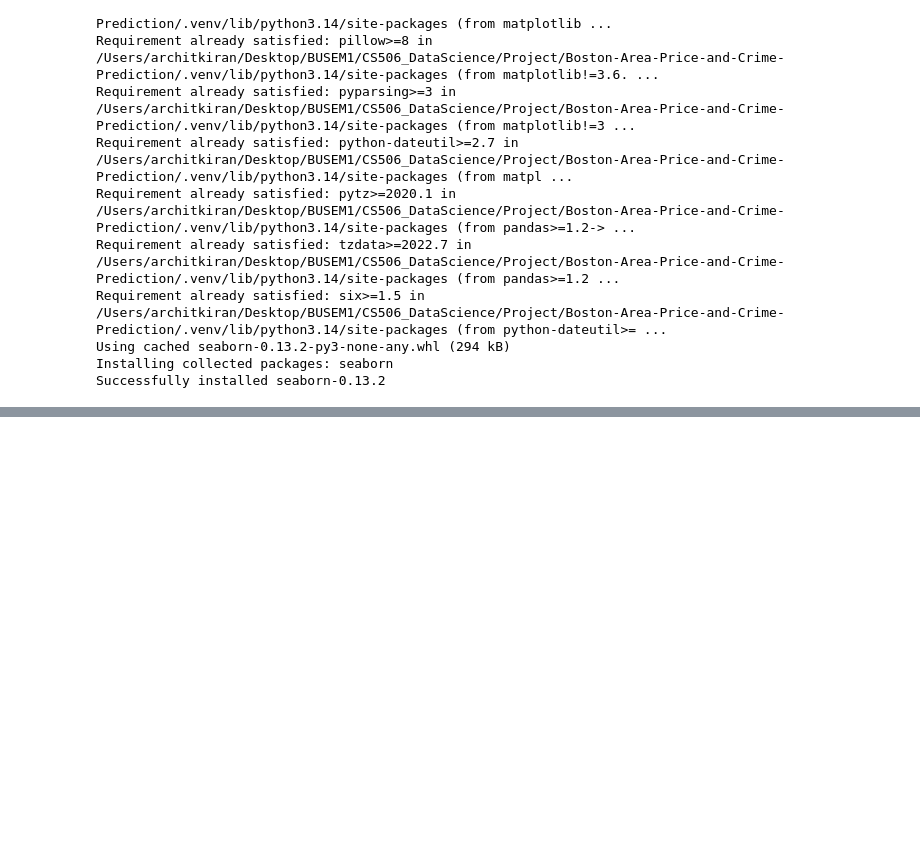
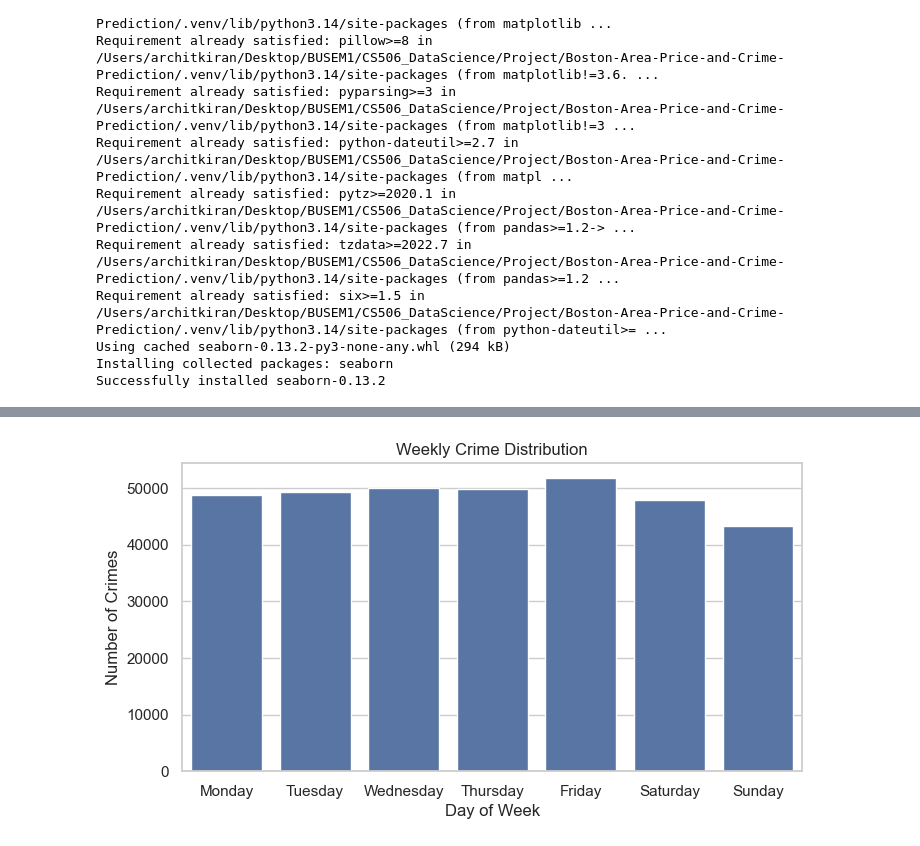
Before and after one commit to HarshaBeth/Boston-Area-Price-and-Crime-Prediction, a Jupyter notebook: backend/notebooks/model1.ipynb, the cells around one changed output, grey strips where cells are left out. Saved outputs shown, nothing was run; the diff lists cells and outputs as text; code cells hidden in the pictures; blank space fills up the shorter version.

```diff
--- a/backend/notebooks/model1.ipynb
+++ b/backend/notebooks/model1.ipynb
@@ -484,0 +259,15 @@ plt.show()
+# %%
+dates = pd.to_datetime(
+    combined_crime_data.loc[predict_offense_df.index, "OCCURRED_ON_DATE"],
+    errors="coerce"
+)
+dow = dates.dt.day_name()
+
+plt.figure(figsize=(8,4))
+sns.countplot(x=dow, order=["Monday","Tuesday","Wednesday","Thursday","Friday","Saturday","Sunday"])
+plt.title("Weekly Crime Distribution")
+plt.xlabel("Day of Week")
+plt.ylabel("Number of Crimes")
+plt.show()
+# %% [output]
+[figure, added]
```
Also changed, not shown: parts of 18 cells of this notebook.
